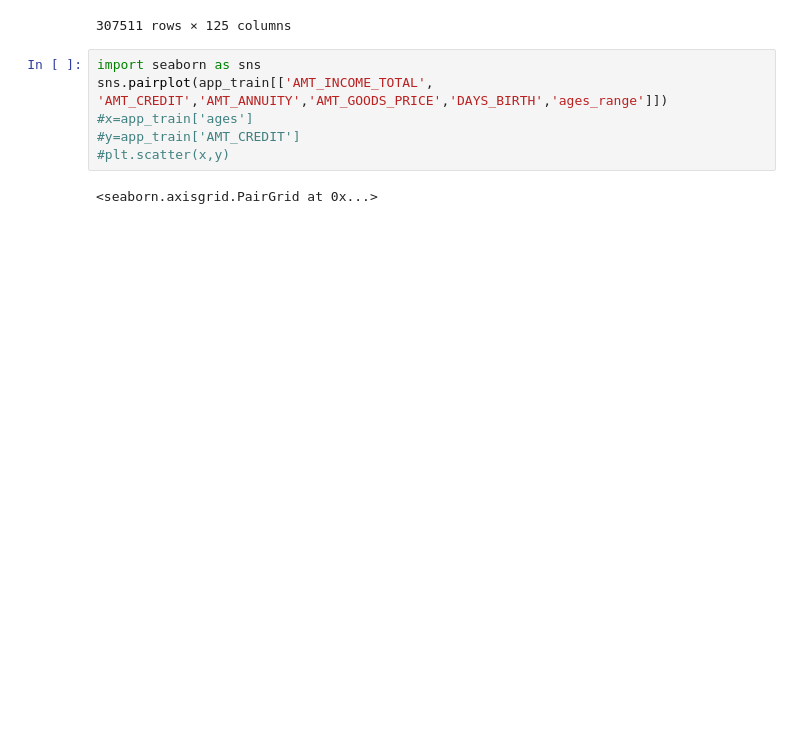
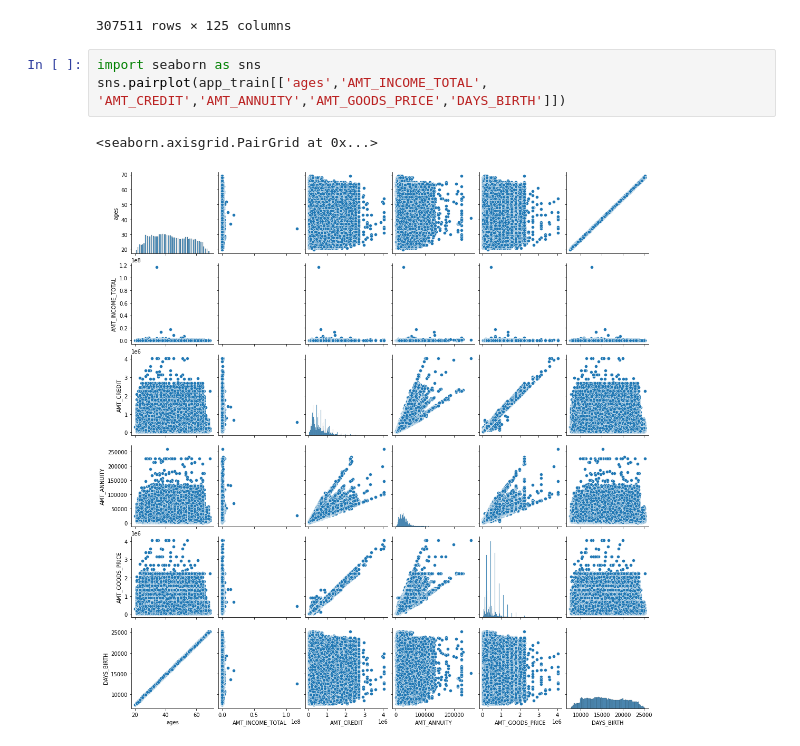
Before and after one commit to j3004111/AI_100_Days, a Jupyter notebook: Day_018_HW.ipynb, the cells around one changed output. Cells and saved outputs as stored; diff of their text form; blank space fills up the shorter version.

```diff
--- a/Day_018_HW.ipynb
+++ b/Day_018_HW.ipynb
@@ -96,11 +96,9 @@ app_train
 307511 rows × 125 columns
 # %%
 import seaborn as sns
-sns.pairplot(app_train[['AMT_INCOME_TOTAL', 'AMT_CREDIT','AMT_ANNUITY','AMT_GOODS_PRICE','DAYS_BIRTH','ages_range']])
-#x=app_train['ages']
-#y=app_train['AMT_CREDIT']
-#plt.scatter(x,y)
+sns.pairplot(app_train[['ages','AMT_INCOME_TOTAL', 'AMT_CREDIT','AMT_ANNUITY','AMT_GOODS_PRICE','DAYS_BIRTH']])
 # %% [output]
 <seaborn.axisgrid.PairGrid at 0x...>
+[figure, added]
 # %%
 app_train["ages_range"].value_counts()
```
Also changed, not shown: parts of 2 cells of this notebook.
